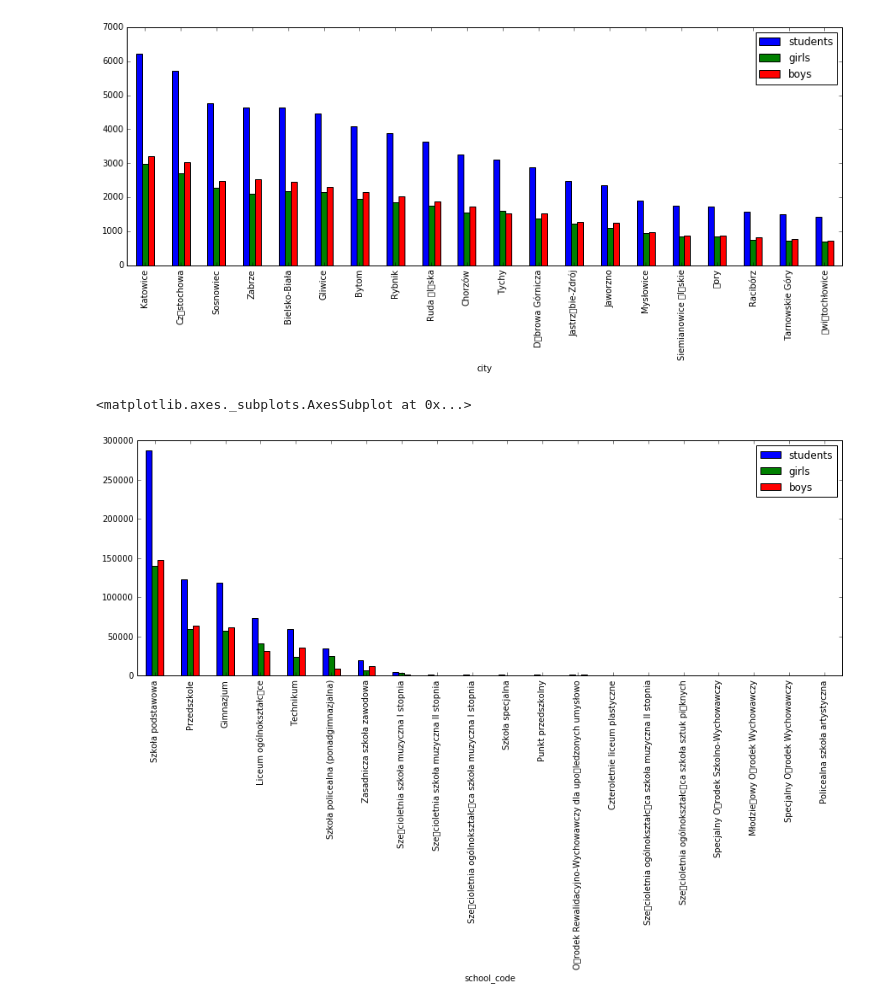
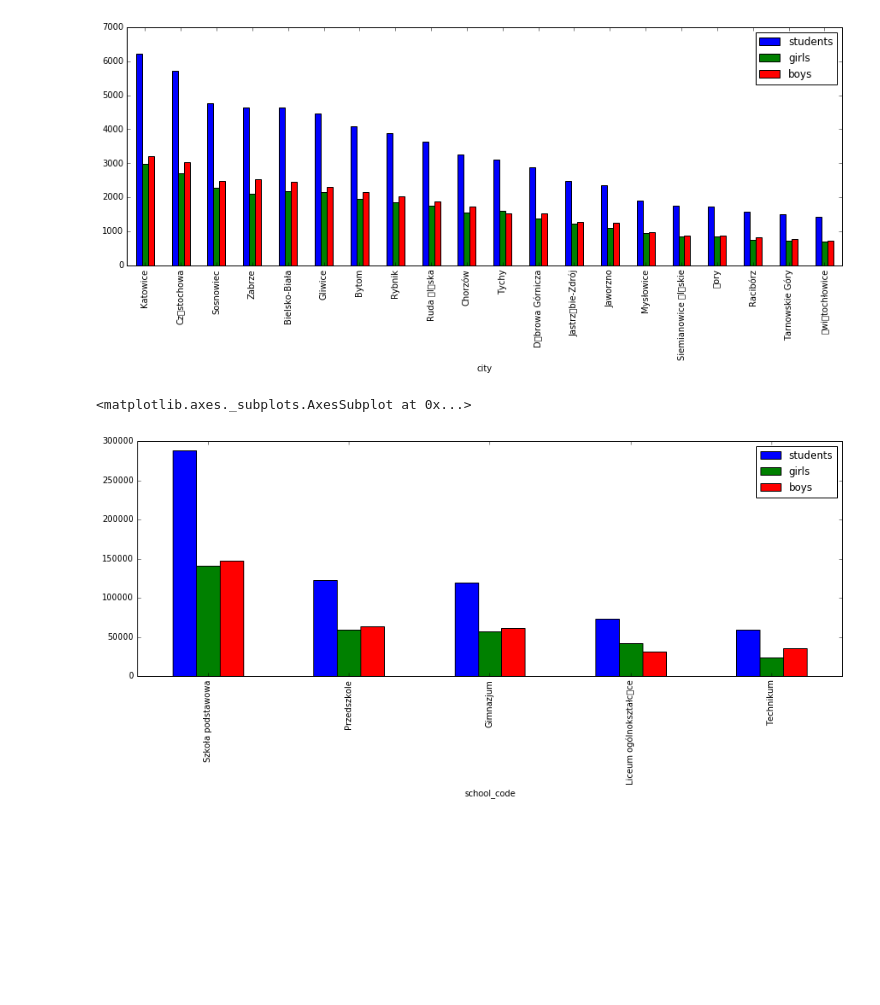
Before and after one commit to firemark/sample-school-django, a Jupyter notebook: school/notebook-sample.ipynb, the cells around one changed output. Drawn from its saved outputs; the diff is of its cells as text; code cells hidden in the pictures; blank space fills up the shorter version.

```diff
--- a/school/notebook-sample.ipynb
+++ b/school/notebook-sample.ipynb
@@ -136,10 +136,10 @@ import matplotlib
 # %%
 (
     schools.groupby('school_code')
     .sum()[['students', 'girls', 'boys']]
-    .sort_values('students', ascending=False)[:20]
+    .sort_values('students', ascending=False)[:5]
     .plot(kind='bar', figsize=(15, 5))
 )
 # %% [output]
 <matplotlib.axes._subplots.AxesSubplot at 0x...>
-[figure, old version]
+[figure, new version]
```
